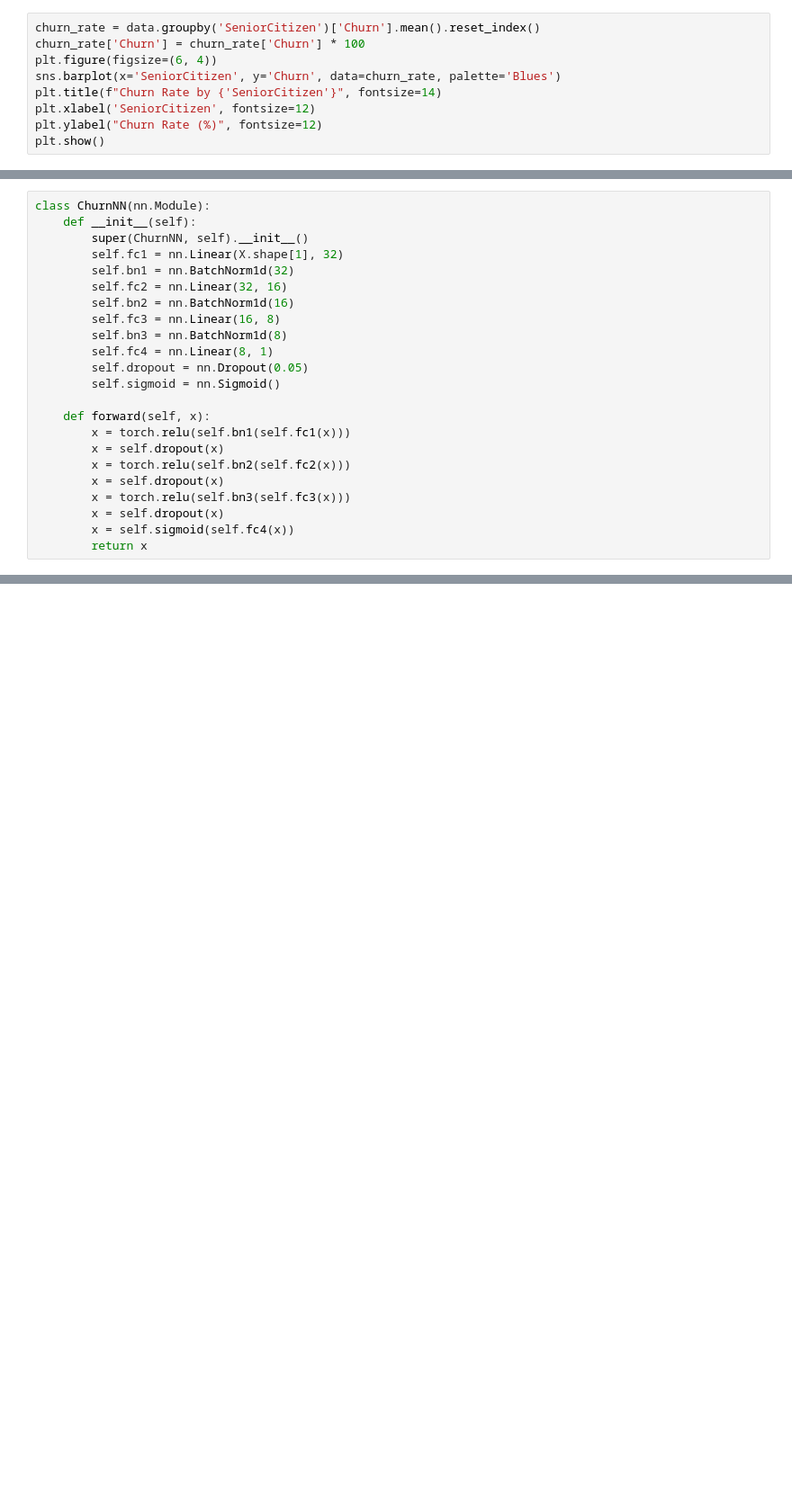
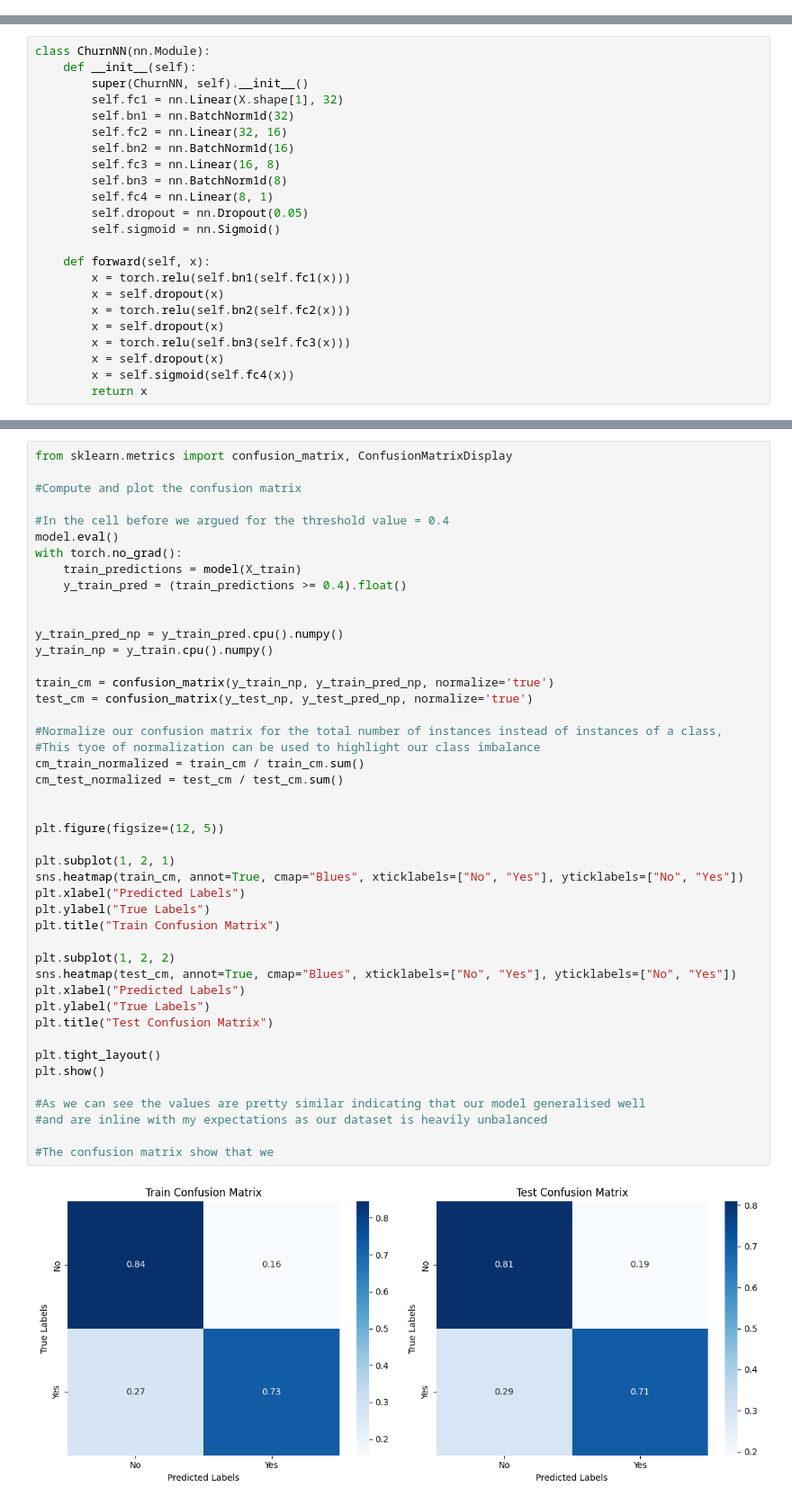
Before and after one commit to DinIskakov/Customer-Churn, a Jupyter notebook: churn.ipynb, the cells around one changed output, grey strips where cells are left out. Shown: that part at 90% size. Cells and saved outputs as stored; diff of their text form; blank space fills up the shorter version.

Commit message:
Get metrics

```diff
--- a/churn.ipynb
+++ b/churn.ipynb
@@ -348,12 +391,3 @@ SeniorCitizen
 0    5890
 1    1142
 Name: count, dtype: int64
-# %%
-churn_rate = data.groupby('SeniorCitizen')['Churn'].mean().reset_index()
-churn_rate['Churn'] = churn_rate['Churn'] * 100
-plt.figure(figsize=(6, 4))
-sns.barplot(x='SeniorCitizen', y='Churn', data=churn_rate, palette='Blues')
-plt.title(f"Churn Rate by {'SeniorCitizen'}", fontsize=14)
-plt.xlabel('SeniorCitizen', fontsize=12)
-plt.ylabel("Churn Rate (%)", fontsize=12)
-plt.show()
@@ -558,0 +624,47 @@ F1 Score: 0.6202
+# %%
+from sklearn.metrics import confusion_matrix, ConfusionMatrixDisplay
+
+#Compute and plot the confusion matrix
+
+#In the cell before we argued for the threshold value = 0.4
+model.eval()
+with torch.no_grad():
+    train_predictions = model(X_train)
+    y_train_pred = (train_predictions >= 0.4).float()
+
+
+y_train_pred_np = y_train_pred.cpu().numpy()
+y_train_np = y_train.cpu().numpy()
+
+train_cm = confusion_matrix(y_train_np, y_train_pred_np, normalize='true')
+test_cm = confusion_matrix(y_test_np, y_test_pred_np, normalize='true')
+
+#Normalize our confusion matrix for the total number of instances instead of instances of a class,
+#This tyoe of normalization can be used to highlight our class imbalance
+cm_train_normalized = train_cm / train_cm.sum()
+cm_test_normalized = test_cm / test_cm.sum()
+
+
+plt.figure(figsize=(12, 5))
+
+plt.subplot(1, 2, 1)
+sns.heatmap(train_cm, annot=True, cmap="Blues", xticklabels=["No", "Yes"], yticklabels=["No", "Yes"])
+plt.xlabel("Predicted Labels")
+plt.ylabel("True Labels")
+plt.title("Train Confusion Matrix")
+
+plt.subplot(1, 2, 2)
+sns.heatmap(test_cm, annot=True, cmap="Blues", xticklabels=["No", "Yes"], yticklabels=["No", "Yes"])
+plt.xlabel("Predicted Labels")
+plt.ylabel("True Labels")
+plt.title("Test Confusion Matrix")
+
+plt.tight_layout()
+plt.show()
+
+#As we can see the values are pretty similar indicating that our model generalised well
+#and are inline with my expectations as our dataset is heavily unbalanced
+
+#The confusion matrix show that we
+# %% [output]
+[figure, added]
```
Also changed, not shown: parts of 11 cells of this notebook.
